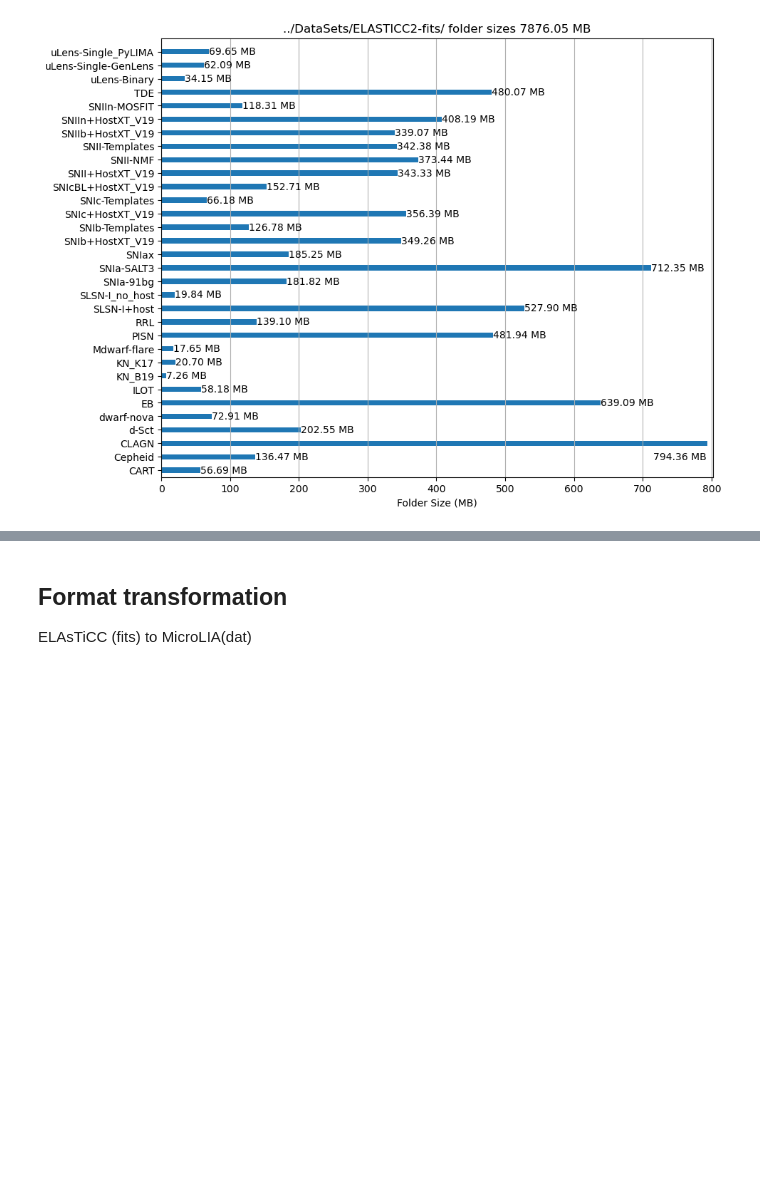
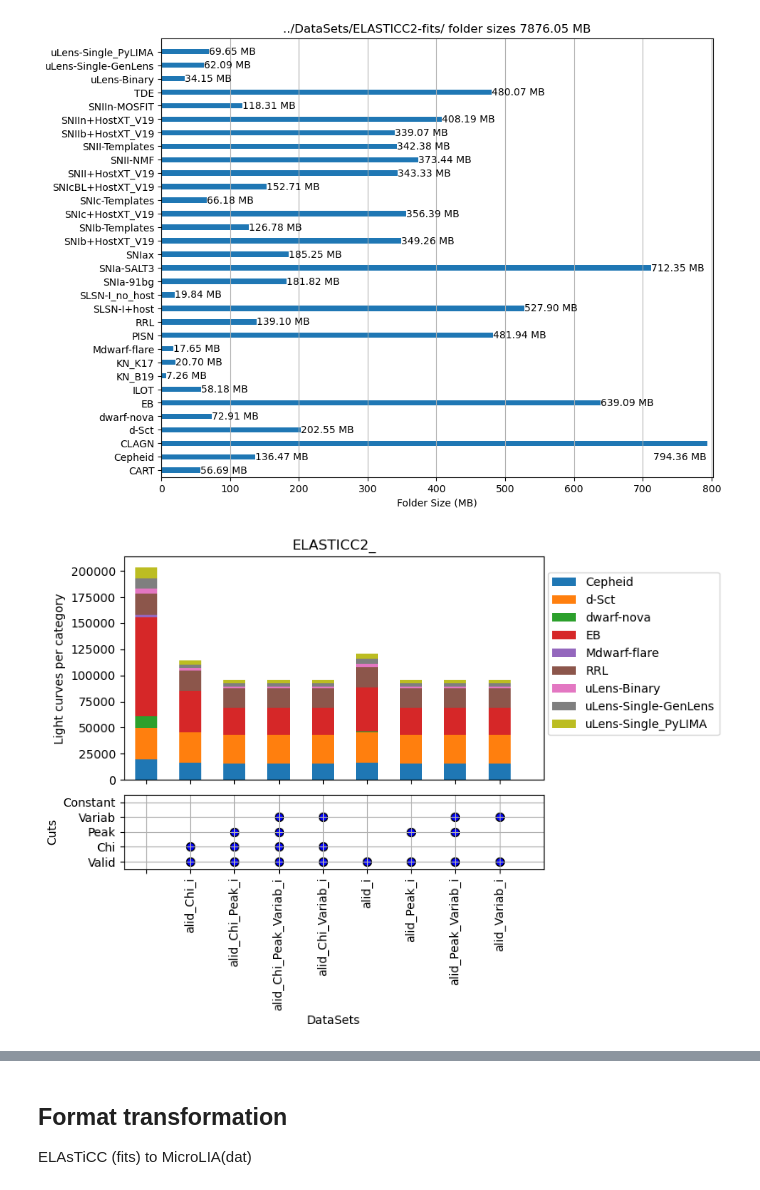
Before and after one commit to nowokaren/TV_Classifier, a Jupyter notebook: TV_DataSets.ipynb, the cells around one changed output, grey strips where cells are left out. Drawn from its saved outputs; the diff is of its cells as text; code cells hidden in the pictures; blank space fills up the shorter version.

```diff
--- a/TV_DataSets.ipynb
+++ b/TV_DataSets.ipynb
@@ -550,6 +549,92 @@ folder_sizes = get_sizes(folder_path, data_format="fits")
 plot_sizes(folder_sizes, title=f"{folder_path} folder sizes")
 # %% [output]
 [figure]
+# %%
+import matplotlib.pyplot as plt
+import numpy as np
+import os
+
+def plot_balance_subdatasets(catalog, cuts=False):
+    data = {}
+    for dataset in [i for i in os.listdir(main_folder) if (catalog in i) and (not "." in i)]:
+        data[dataset] = count_lc(main_folder+dataset, data_format = "dat")
+    datasets = list(data.keys())
+    datasets_labels = [i[len(os.path.commonprefix(list(data.keys())))+1:] for i in list(data.keys())]
+    bar_positions = range(len(datasets))
+    bottom_values = [0] * len(datasets)  # Inicializa la variable "bottom_values" en ceros
+    categories = []
+    for dataset in datasets:
+        cat = [i for i in data[dataset].keys() if i!="proc"]
+        if len(cat) > len(categories):
+            categories = cat
+
+    if cuts == True:
+        groups_filters = {"Valid":  ["valid"], "Chi":["high_chi2"], "Peak":["has_peak"],"Variab": ["has_variability"], "Constant": ["Constant"]}
+
+        filter_matrix = np.zeros((len(groups_filters), len(datasets)), dtype=bool)
+        for i, dataset in enumerate(datasets):
+            for j, cut in enumerate(groups_filters):
+                if cut in dataset:
+                    filter_matrix[j, i] = True
+
+        fig, (ax1, ax2) = plt.subplots(2, 1, gridspec_kw={'height_ratios': [3, 1]})
+        plt.subplots_adjust(hspace=0.1)
+        ax1.set_title(catalog)
+        bar_width = 0.5
+        bar_positions = np.arange(len(datasets))
+        bottom = np.zeros(len(datasets))
+        for i, category in enumerate(categories):
+            category_data = []
+            for dataset in datasets:
+                try:
+                    category_data.append(data[dataset][category])
+                except:
+                    category_data.append(0)
+            ax1.bar(bar_positions, category_data, label=category, bottom=bottom, width=bar_width)
+            bottom += np.array(category_data)
+
+        ax1.set_xticks(bar_positions)
+        ax1.set_xlim(-0.5,len(bottom))
+        ax1.set_xticklabels([])
+        ax2.set_xticks(bar_positions)
+        ax2.set_xticklabels(datasets_labels, rotation=90)
+        ax2.set_xlim(-0.5,len(bottom))
+        ax2.grid()
+        for i in range(len(groups_filters)):
+            for j in range(len(datasets)):
+                if filter_matrix[i, j]:
+                    ax2.scatter(j, i, marker='o', s=50, color='blue', edgecolor='black', linewidth=1)  # Agregar borde negro a los círculos
+
+        ax2.set_yticks(range(len(groups_filters)))
+        ax2.set_ylabel("Cuts")
+        ax2.set_yticklabels(groups_filters, rotation=0)
+        ax2.set_xlabel('DataSets')
+        ax2.set_ylim(-0.5,len(groups_filters)-0.5)
+
+        # Añade etiquetas y leyenda al subgráfico superior
+        ax1.set_ylabel('Light curves per category')
+        ax1.legend(loc=(1.01, 0.2))
+    else:
+
+        for i, category in enumerate(categories):
+            try:
+                category_data = [data[dataset][category] for dataset in datasets]
+            except:
+                pass
+            plt.bar(bar_positions, category_data, label=category, bottom=bottom_values)
+
+            # Actualiza "bottom_values" para la próxima categoría
+            bottom_values = [bottom_values[j] + category_data[j] for j in range(len(datasets))]
+        plt.title(catalog)
+        plt.xlabel('Datasets')
+        plt.ylabel('Light curves per category')
+        plt.xticks(bar_positions, datasets_labels, rotation = 90)
+        plt.legend(loc = (1.05,0.2))
+    return data
+
+data = plot_balance_subdatasets("ELASTICC2_", cuts = True)
+# %% [output]
+[figure, added]
 # %%
 import matplotlib.pyplot as plt
 import numpy as np
```
Also changed, not shown: parts of 4 cells of this notebook, 1 other file.
